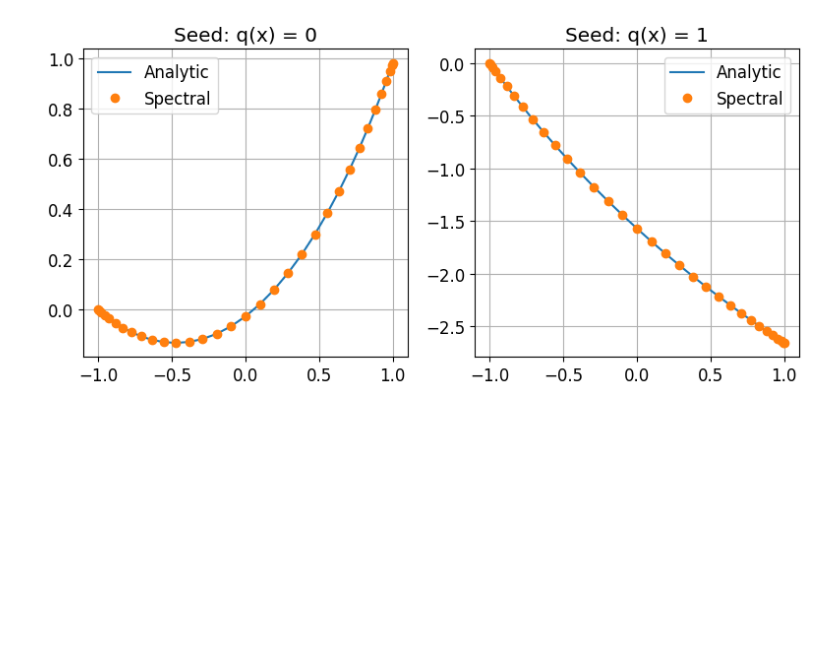
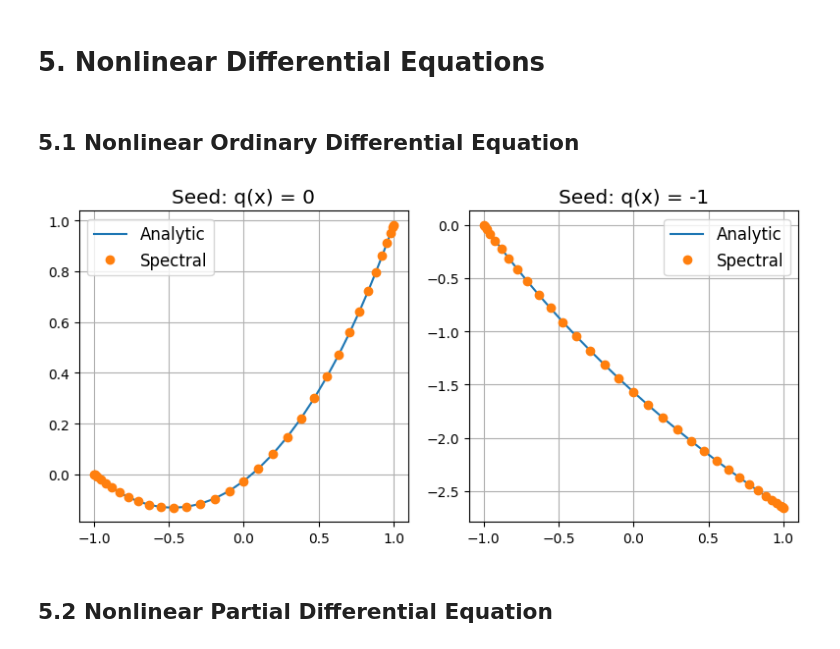
Before and after one commit to raimonluna/LecturesOnSpectralMethods, a Jupyter notebook: Lecture5_NonlinearDifferentialEquations.ipynb, the cells around one changed output. Saved outputs shown, nothing was run; the diff lists cells and outputs as text; code cells hidden in the pictures; blank space fills up the shorter version.

```diff
--- a/Lecture5_NonlinearDifferentialEquations.ipynb
+++ b/Lecture5_NonlinearDifferentialEquations.ipynb
@@ -1,3 +1,5 @@
+# %% [markdown]
+# 5. Nonlinear Differential Equations
 # %%
 import numpy as np
 
@@ -16,6 +28,8 @@ def ChebyshevD(N):
     D1 = D - np.diag(np.sum(D, axis=1))
     D2 = D1@D1
     return x, D1, D2
+# %% [markdown]
+## 5.1 Nonlinear Ordinary Differential Equation
 # %%
 N = 32
 x, D1, D2 = ChebyshevD(N)
@@ -26,8 +40,8 @@ solutions = np.zeros((N + 1, 2))
 
 for sol in range(2):
     q = 0 * x - sol
-    dq_mag = 100
-    while dq_mag > 1e-6:
+    dq_max = 100
+    while dq_max > 1e-6:
 
         # Linearized differential equation
         A = D2 - np.diag(0.5 * np.exp(0.5 * q[:, 0]))
@@ -35,34 +49,36 @@ for sol in range(2):
 
         # Boundary conditions at x = -1
         A[-1, :] = I[-1, :]
         b[-1, :] = q[-1, :]
 
         # Boundary conditions at x = +1
         A[0, :] = (D1 - np.diag(np.exp(q[:, 0])))[0, :]
         b[0, :] = (D1 @ q - np.exp(q) + 1)[0, :]
 
         dq = solve(A, b)
-        q = q - dq
+        q -= dq
 
-        dq_mag = np.sum(dq**2)
+        dq_max = np.max(dq**2)
 
     solutions[:, [sol]] = q
 
 ################################################################################
 ################################ PLOTTING PART #################################
 ################################################################################
 fig, ax = plt.subplots(1,2, figsize = (8, 4));
 plt.rc('font', size = 12)
 
 for i in range(2):
     A, B = params[i]
     ax[i].plot(x, 4 * np.log(2 * A / np.cos(A * (x + B) ) ), label = 'Analytic')
     ax[i].plot(x, solutions[:, i], 'o', label = 'Spectral')
-    ax[i].set_title(f'Seed: q(x) = {i}')
+    ax[i].set_title(f'Seed: q(x) = {-i}')
     ax[i].legend()
     ax[i].grid()
 
 plt.tight_layout()
 ################################################################################
 # %% [output]
-[figure, old version]
+[figure, new version]
+# %% [markdown]
+## 5.2 Nonlinear Partial Differential Equation
```
Also changed, not shown: parts of 5 cells of this notebook.
